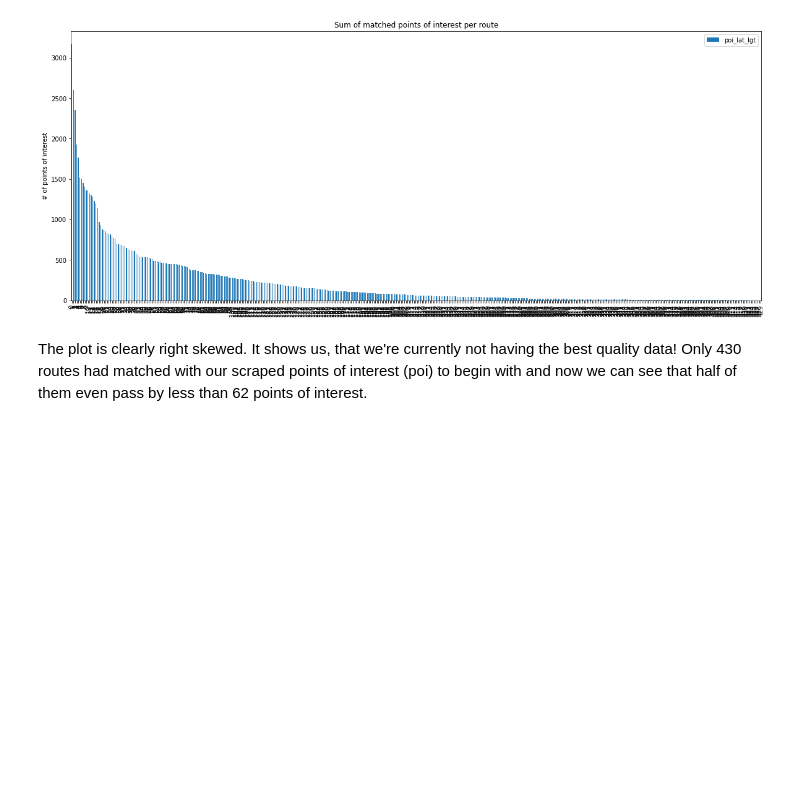
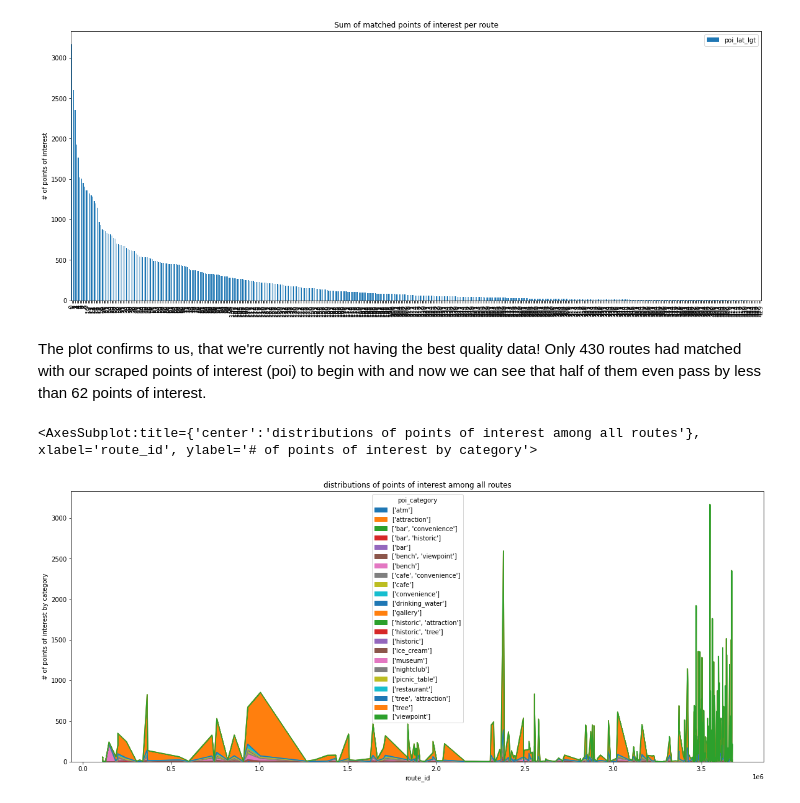
Before and after one commit to TechLabs-Berlin/wt21-way-to-go, a Jupyter notebook: data_visualisation/data_visualisation_stefanie.ipynb, the cells around one changed output. Saved outputs shown, nothing was run; the diff lists cells and outputs as text; code cells hidden in the pictures; blank space fills up the shorter version.

Commit message:
added area plot for poi per category on routes

```diff
--- a/data_visualisation/data_visualisation_stefanie.ipynb
+++ b/data_visualisation/data_visualisation_stefanie.ipynb
@@ -89,4 +96,22 @@ print('The median amount of points of interest per route in our joint dataframe
 The median amount of points of interest per route in our joint dataframe is: 62.0
 [figure]
 # %% [markdown]
-The plot is clearly right skewed. It shows us, that we're currently not having the best quality data! Only 430 routes had matched with our scraped points of interest (poi) to begin with and now we can see that half of them even pass by less than 62 points of interest.
+The plot confirms to us, that we're currently not having the best quality data! Only 430 routes had matched with our scraped points of interest (poi) to begin with and now we can see that half of them even pass by less than 62 points of interest.
+# %%
+# Stacked bar plot to see the distributions of points of interest among all routes
+gdf_categoriesperroute = gdf_jointdata.groupby(by=['route_id', 'poi_category']).size().reset_index() #.sort_values(by='route_id', ascending=False, inplace=True)
+gdf_categoriesperroute.rename(columns={0:'count'}, inplace=True)
+gdf_categoriesperroute_wide = gdf_categoriesperroute.pivot(index='route_id', columns='poi_category', values="count")
+#gdf_categoriesperroute_wide.sort_values(by="['tree']", ascending=False, inplace=True)
+#gdf_categoriesperroute_wide['sum'] = gdf_categoriesperroute_wide.sum(axis=1, skipna=True)
+#gdf_categoriesperroute_wide.sort_values(by='sum', ascending=False, inplace=True)
+gdf_categoriesperroute_wide.plot.area(
+    stacked=True,
+    rot=0,
+    ylabel="# of points of interest by category",
+    title="distributions of points of interest among all routes",
+    figsize=(20,8)
+)
+# %% [output]
+<AxesSubplot:title={'center':'distributions of points of interest among all routes'}, xlabel='route_id', ylabel='# of points of interest by category'>
+[figure, added]
```
Also changed, not shown: parts of 5 cells of this notebook.
